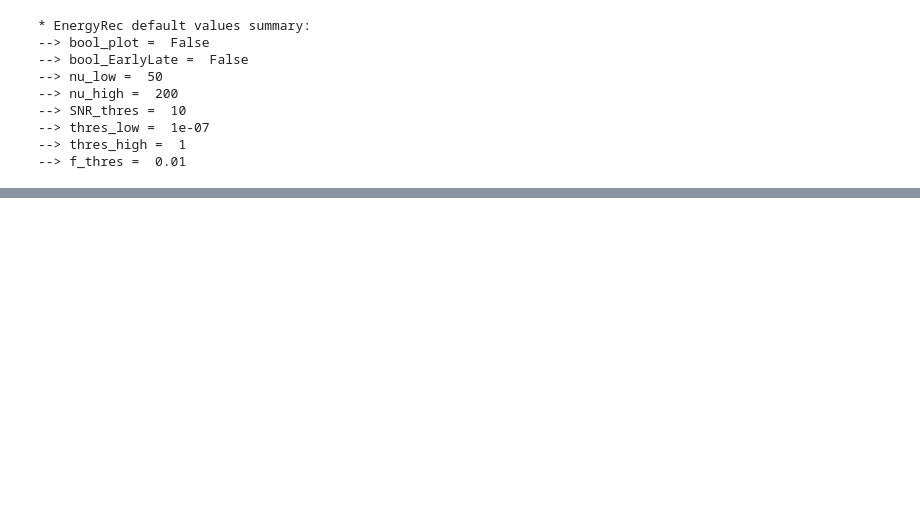
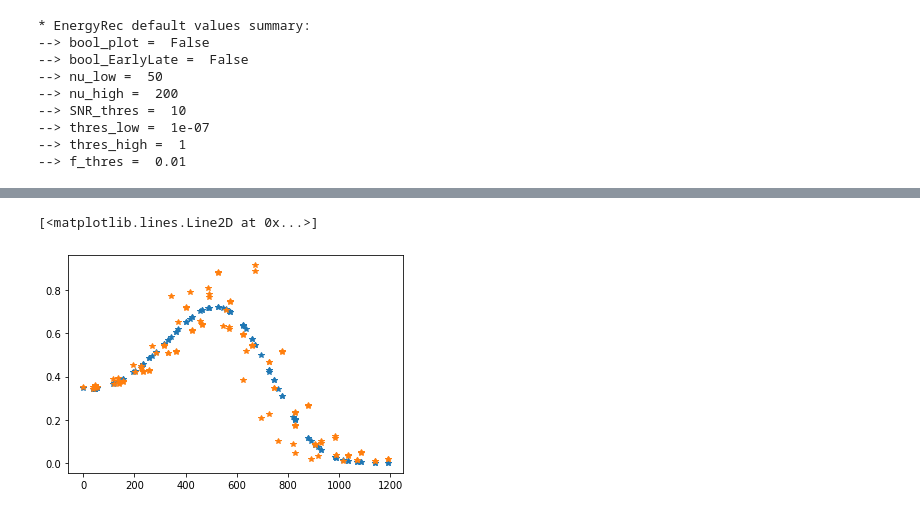
Before and after one commit to grand-mother/grand-energy-rec, a Jupyter notebook: Symmetric_Fit.ipynb, the cells around one changed output, grey strips where cells are left out. Drawn from its saved outputs; the diff is of its cells as text; code cells hidden in the pictures; blank space fills up the shorter version.

```diff
--- a/Symmetric_Fit.ipynb
+++ b/Symmetric_Fit.ipynb
@@ -123,0 +158,10 @@ print(np.mean(diff),np.std(diff))
+# %%
+sel = np.where(fluence_par>0)
+ldf_bestfit = rec1.SymFit.SymLDF_fit(distance[sel],fluence_par[sel])
+# %%
+f_par = rec1.SymFit.SymLDF(ldf_bestfit,distance)
+plt.plot(distance[sel],f_par[sel],"*")
+plt.plot(distance[sel],fluence_par[sel],"*")
+# %% [output]
+[<matplotlib.lines.Line2D at 0x...>]
+[figure, added]
```
Also changed, not shown: parts of 13 cells of this notebook, 1 other file.
